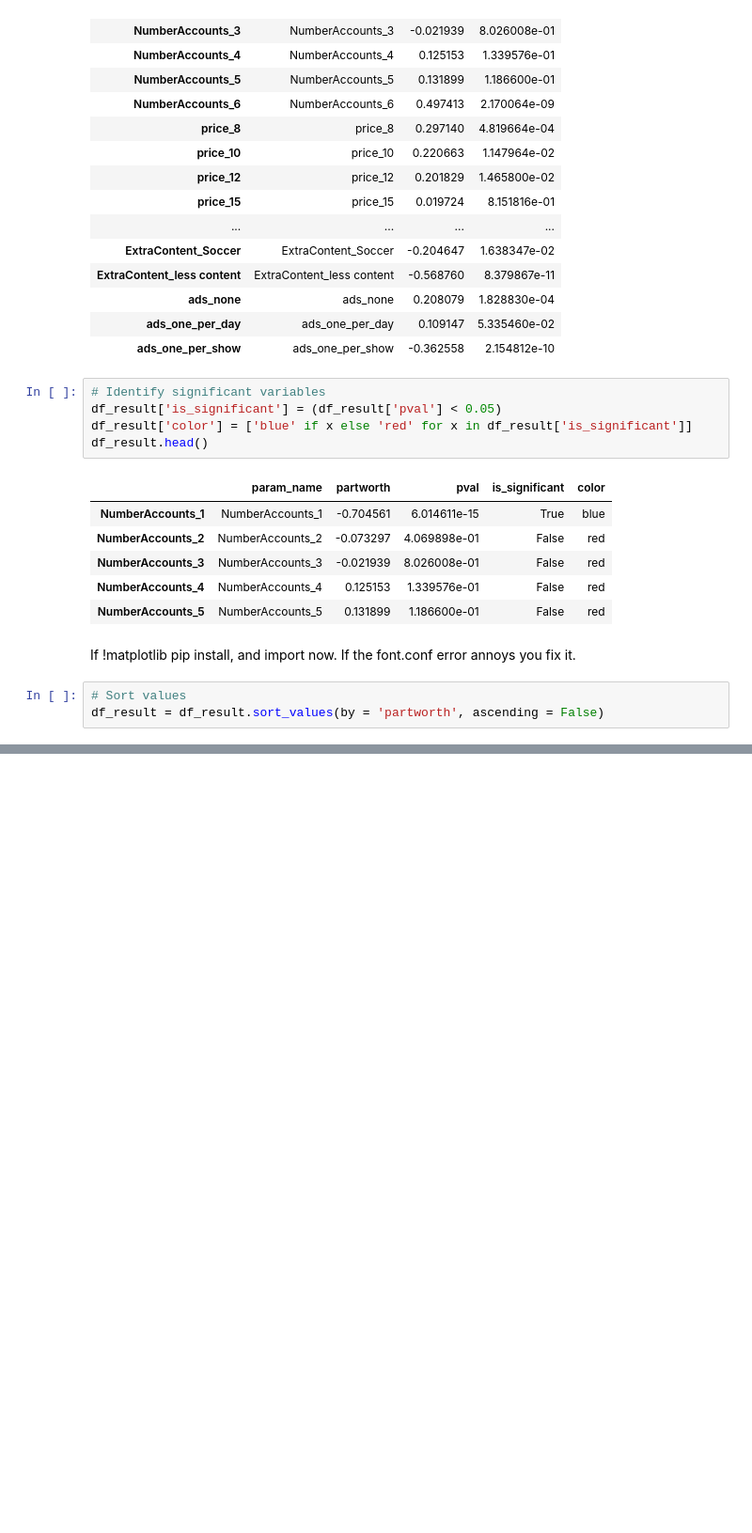
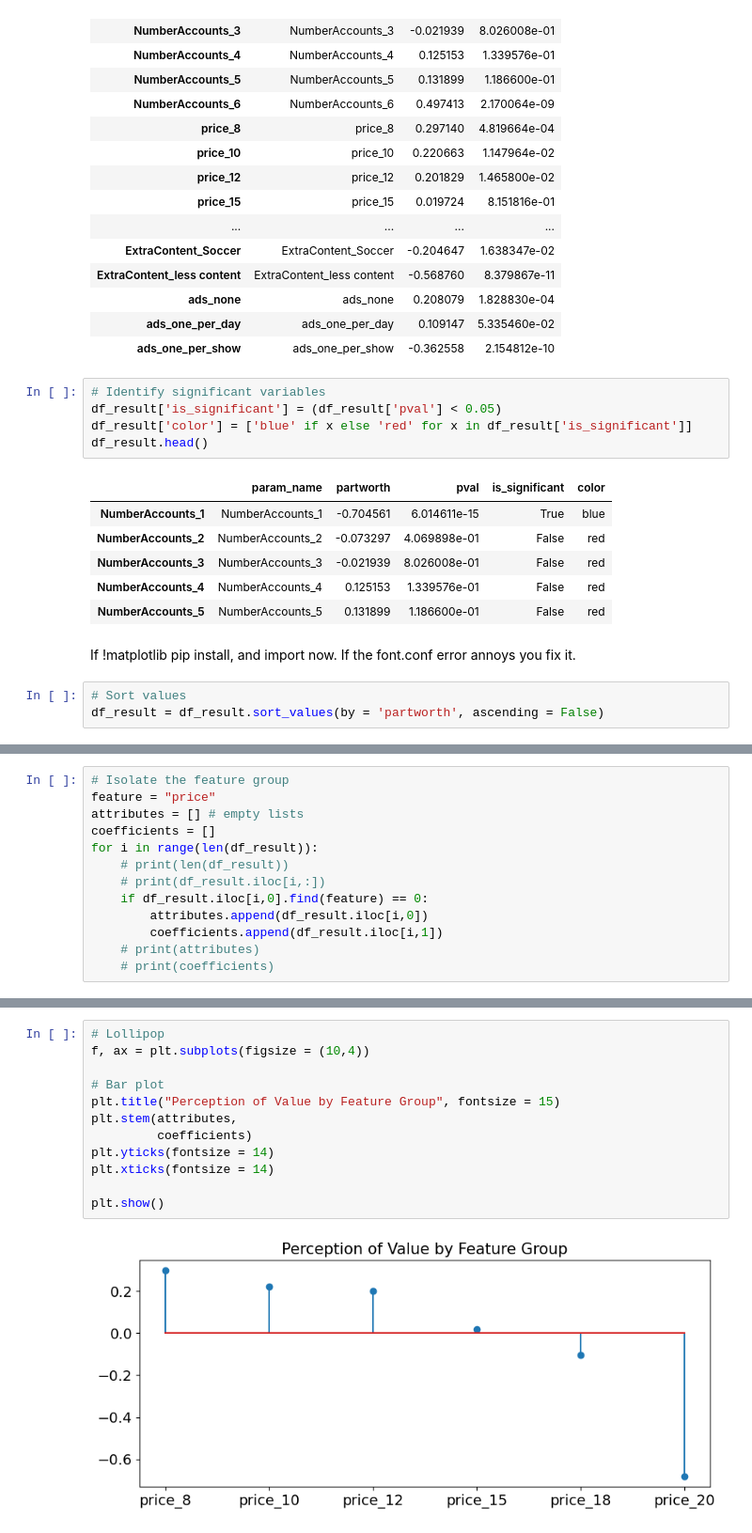
Before and after one commit to kjon-life/conjoint_analyses, a Jupyter notebook: notebooks/Conjoint_Analysis.ipynb, the cells around one changed output, grey strips where cells are left out. Shown at 94% size. Drawn from its saved outputs; the diff is of its cells as text; blank space fills up the shorter version.

Commit message:
feat: Driver specifics and a lollipop

```diff
--- a/notebooks/Conjoint_Analysis.ipynb
+++ b/notebooks/Conjoint_Analysis.ipynb
@@ -217,0 +209,13 @@ Summarize the limitations of conjoint analysis
+# %%
+# Isolate the feature group
+feature = "price"
+attributes = [] # empty lists
+coefficients = []
+for i in range(len(df_result)):
+    # print(len(df_result))
+    # print(df_result.iloc[i,:])
+    if df_result.iloc[i,0].find(feature) == 0:
+        attributes.append(df_result.iloc[i,0])
+        coefficients.append(df_result.iloc[i,1])
+    # print(attributes)
+    # print(coefficients)
@@ -217,0 +240,14 @@ Summarize the limitations of conjoint analysis
+# %%
+# Lollipop
+f, ax = plt.subplots(figsize = (10,4))
+
+# Bar plot
+plt.title("Perception of Value by Feature Group", fontsize = 15)
+plt.stem(attributes,
+         coefficients)
+plt.yticks(fontsize = 14)
+plt.xticks(fontsize = 14)
+
+plt.show()
+# %% [output]
+[figure, added]
```
Also changed, not shown: parts of 6 cells of this notebook.
